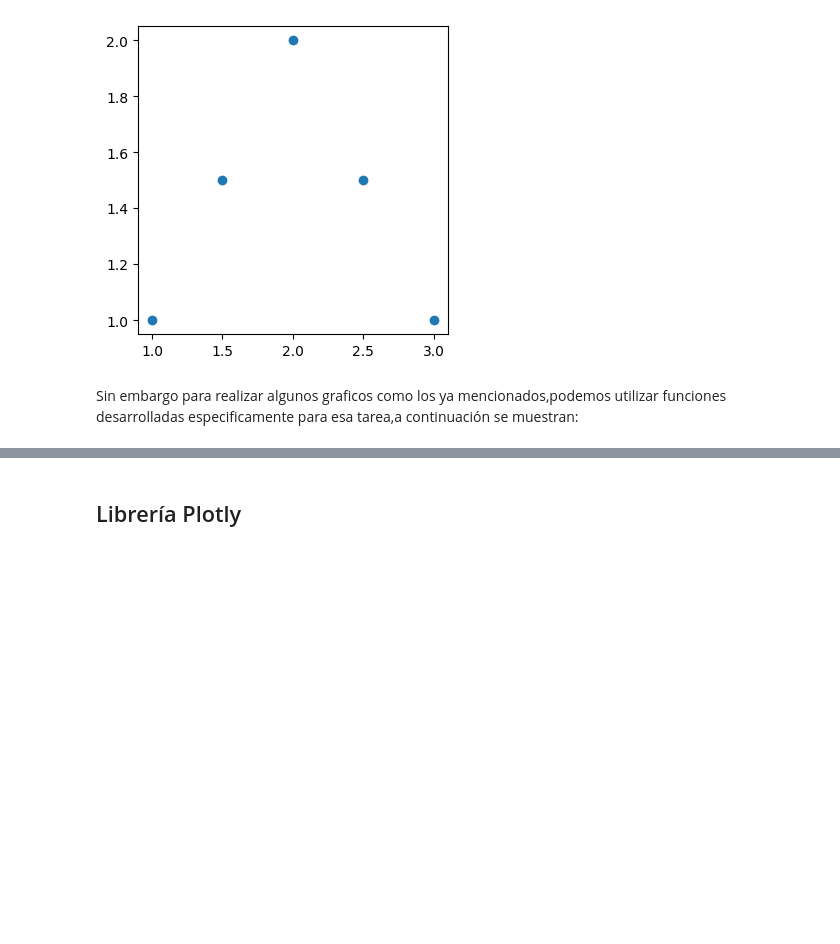
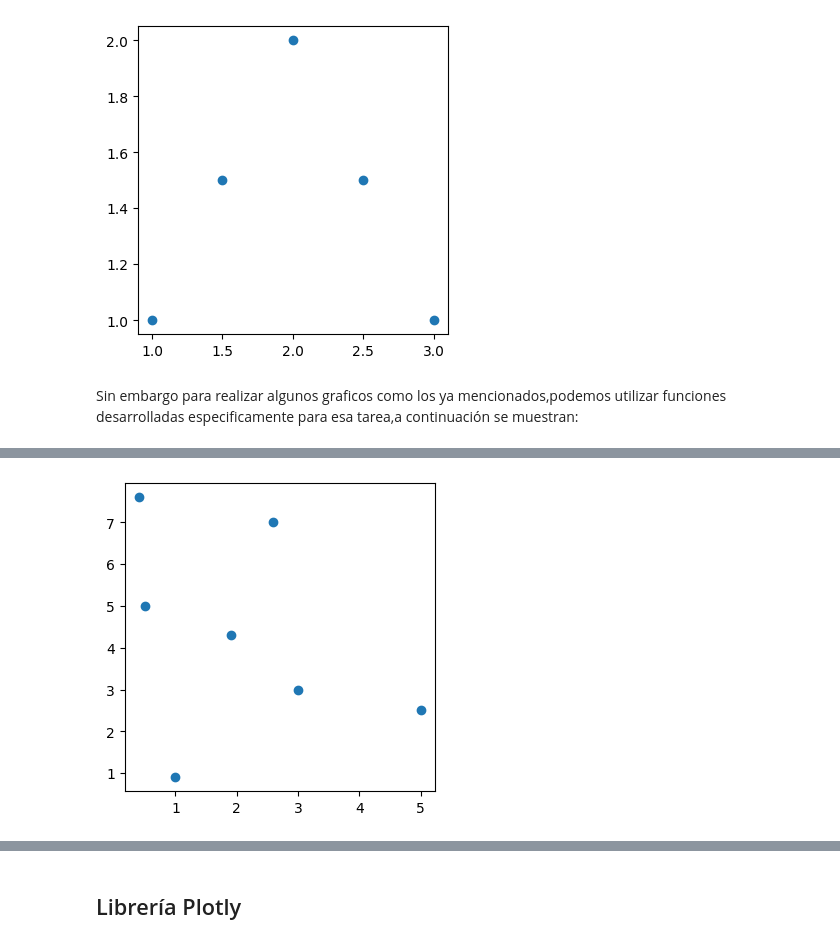
Before and after one commit to jfvenegasg/course_python, a Jupyter notebook: Curso Introducción con Python a Data Science .ipynb, the cells around one changed output, grey strips where cells are left out. Drawn from its saved outputs; the diff is of its cells as text; code cells hidden in the pictures; blank space fills up the shorter version.

Commit message:
Se actualiza subseccion de la libreria matplotlib y el index.

```diff
--- a/Curso Introducción con Python a Data Science .ipynb
+++ b/Curso Introducción con Python a Data Science .ipynb
@@ -933,0 +928,12 @@ Sin embargo para realizar algunos graficos como los ya mencionados,podemos utili
+# %%
+import matplotlib.pyplot as plt
+
+fig,ax=plt.subplots()
+ax.scatter([1,3,0.5,5,0.4,1.9,2.6],[0.9,3,5,2.5,7.6,4.3,7])
+
+#Recordar que la definición del tamaño de la figura es opcional
+fig.set_size_inches(4,4)
+
+plt.show()
+# %% [output]
+[figure, added]
```
Also changed, not shown: parts of 14 cells of this notebook, 1 other file.
